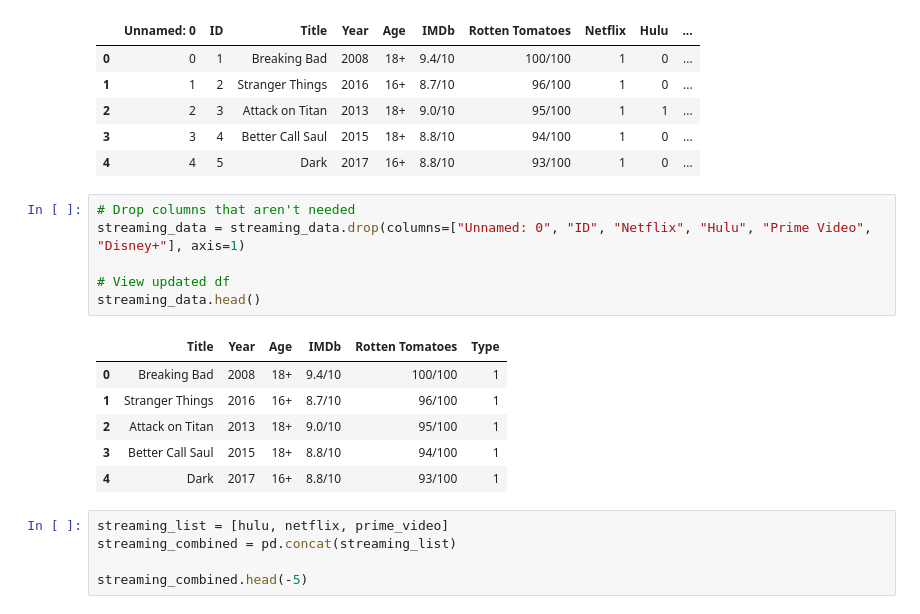
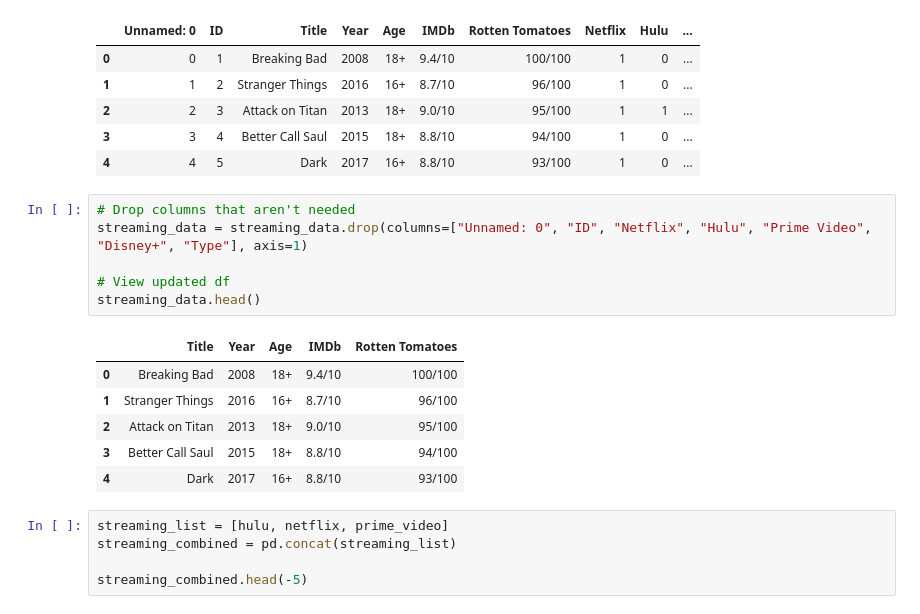
Before and after one commit to istarlet/netflix_viewing_habits, a Jupyter notebook: streaming_data.ipynb, the cells around one changed output. Drawn from its saved outputs; the diff is of its cells as text.

```diff
--- a/streaming_data.ipynb
+++ b/streaming_data.ipynb
@@ -281,17 +285,17 @@ streaming_data.head()
 | 4 | 4 | 5 | Dark | 2017 | 16+ | 8.8/10 | 93/100 | 1 | 0 | ... |
 # %%
 # Drop columns that aren't needed
-streaming_data = streaming_data.drop(columns=["Unnamed: 0", "ID", "Netflix", "Hulu", "Prime Video", "Disney+"], axis=1)
+streaming_data = streaming_data.drop(columns=["Unnamed: 0", "ID", "Netflix", "Hulu", "Prime Video", "Disney+", "Type"], axis=1)
 
 # View updated df
 streaming_data.head()
 # %% [output]
-|  | Title | Year | Age | IMDb | Rotten Tomatoes | Type |
-| 0 | Breaking Bad | 2008 | 18+ | 9.4/10 | 100/100 | 1 |
-| 1 | Stranger Things | 2016 | 16+ | 8.7/10 | 96/100 | 1 |
-| 2 | Attack on Titan | 2013 | 18+ | 9.0/10 | 95/100 | 1 |
-| 3 | Better Call Saul | 2015 | 18+ | 8.8/10 | 94/100 | 1 |
-| 4 | Dark | 2017 | 16+ | 8.8/10 | 93/100 | 1 |
+|  | Title | Year | Age | IMDb | Rotten Tomatoes |
+| 0 | Breaking Bad | 2008 | 18+ | 9.4/10 | 100/100 |
+| 1 | Stranger Things | 2016 | 16+ | 8.7/10 | 96/100 |
+| 2 | Attack on Titan | 2013 | 18+ | 9.0/10 | 95/100 |
+| 3 | Better Call Saul | 2015 | 18+ | 8.8/10 | 94/100 |
+| 4 | Dark | 2017 | 16+ | 8.8/10 | 93/100 |
 # %%
 streaming_list = [hulu, netflix, prime_video]
 streaming_combined = pd.concat(streaming_list)
```
Also changed, not shown: parts of 9 cells of this notebook.
